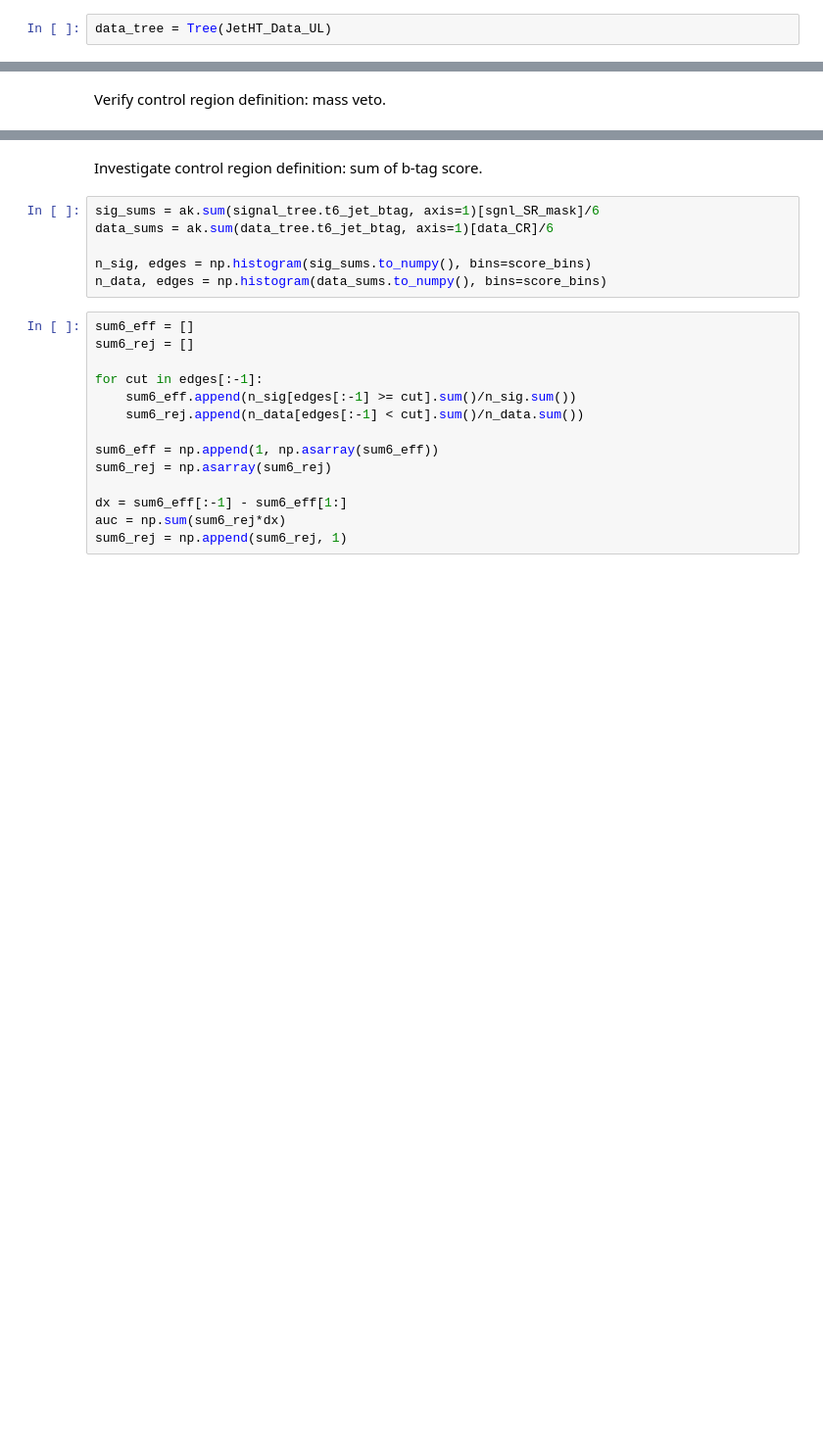
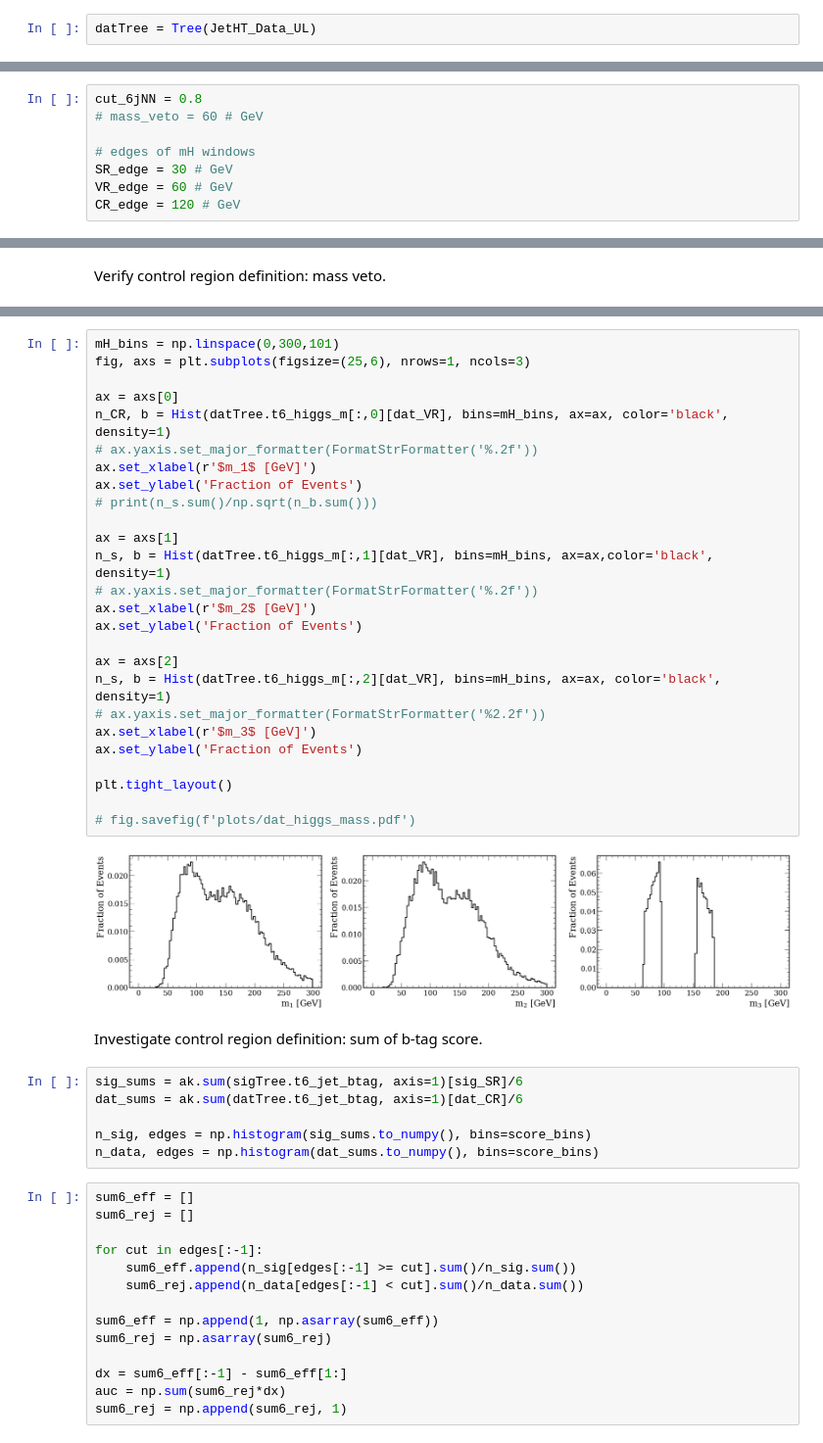
Before and after one commit to srosenzweig09/analysis, a Jupyter notebook: jupyter/6_background_estimation/background_estimation.ipynb, the cells around one changed output, grey strips where cells are left out. Shown at 98% size. Saved outputs shown, nothing was run; the diff lists cells and outputs as text; blank space fills up the shorter version.

```diff
--- a/jupyter/6_background_estimation/background_estimation.ipynb
+++ b/jupyter/6_background_estimation/background_estimation.ipynb
@@ -12,6 +12,6 @@ mpl.rcParams['axes.formatter.limits'] = (-4,4)
 # %%
 from utils.fileUtils.sr import NMSSM_MX_450_MY_300, NMSSM_MX_500_MY_300, NMSSM_MX_600_MY_300, NMSSM_MX_600_MY_400, NMSSM_MX_700_MY_300, NMSSM_MX_700_MY_400, NMSSM_MX_700_MY_500
 # %%
-data_tree = Tree(JetHT_Data_UL)
+datTree = Tree(JetHT_Data_UL)
 # %%
 H1_b1 = vector.obj(
@@ -103,0 +118,8 @@ mass_veto = 60
+# %%
+cut_6jNN = 0.8
+# mass_veto = 60 # GeV
+
+# edges of mH windows
+SR_edge = 30 # GeV
+VR_edge = 60 # GeV
+CR_edge = 120 # GeV
@@ -152,14 +221,42 @@ fig.savefig(f'plots/data_higgs_mass.pdf')
 # %% [output]
 findfont: Font family ['cursive'] not found. Falling back to DejaVu Sans.
 [figure]
+# %%
+mH_bins = np.linspace(0,300,101)
+fig, axs = plt.subplots(figsize=(25,6), nrows=1, ncols=3)
+
+ax = axs[0]
+n_CR, b = Hist(datTree.t6_higgs_m[:,0][dat_VR], bins=mH_bins, ax=ax, color='black', density=1)
+# ax.yaxis.set_major_formatter(FormatStrFormatter('%.2f'))
+ax.set_xlabel(r'$m_1$ [GeV]')
+ax.set_ylabel('Fraction of Events')
+# print(n_s.sum()/np.sqrt(n_b.sum()))
+
+ax = axs[1]
+n_s, b = Hist(datTree.t6_higgs_m[:,1][dat_VR], bins=mH_bins, ax=ax,color='black', density=1)
+# ax.yaxis.set_major_formatter(FormatStrFormatter('%.2f'))
+ax.set_xlabel(r'$m_2$ [GeV]')
+ax.set_ylabel('Fraction of Events')
+
+ax = axs[2]
+n_s, b = Hist(datTree.t6_higgs_m[:,2][dat_VR], bins=mH_bins, ax=ax, color='black', density=1)
+# ax.yaxis.set_major_formatter(FormatStrFormatter('%2.2f'))
+ax.set_xlabel(r'$m_3$ [GeV]')
+ax.set_ylabel('Fraction of Events')
+
+plt.tight_layout()
+
+# fig.savefig(f'plots/dat_higgs_mass.pdf')
+# %% [output]
+[figure, added]
 # %% [markdown]
 Investigate control region definition: sum of b-tag score.
 # %%
-sig_sums = ak.sum(signal_tree.t6_jet_btag, axis=1)[sgnl_SR_mask]/6
-data_sums = ak.sum(data_tree.t6_jet_btag, axis=1)[data_CR]/6
+sig_sums = ak.sum(sigTree.t6_jet_btag, axis=1)[sig_SR]/6
+dat_sums = ak.sum(datTree.t6_jet_btag, axis=1)[dat_CR]/6
 
 n_sig, edges = np.histogram(sig_sums.to_numpy(), bins=score_bins)
-n_data, edges = np.histogram(data_sums.to_numpy(), bins=score_bins)
+n_data, edges = np.histogram(dat_sums.to_numpy(), bins=score_bins)
 # %%
 sum6_eff = []
 sum6_rej = []
```
Also changed, not shown: parts of 41 cells of this notebook.
